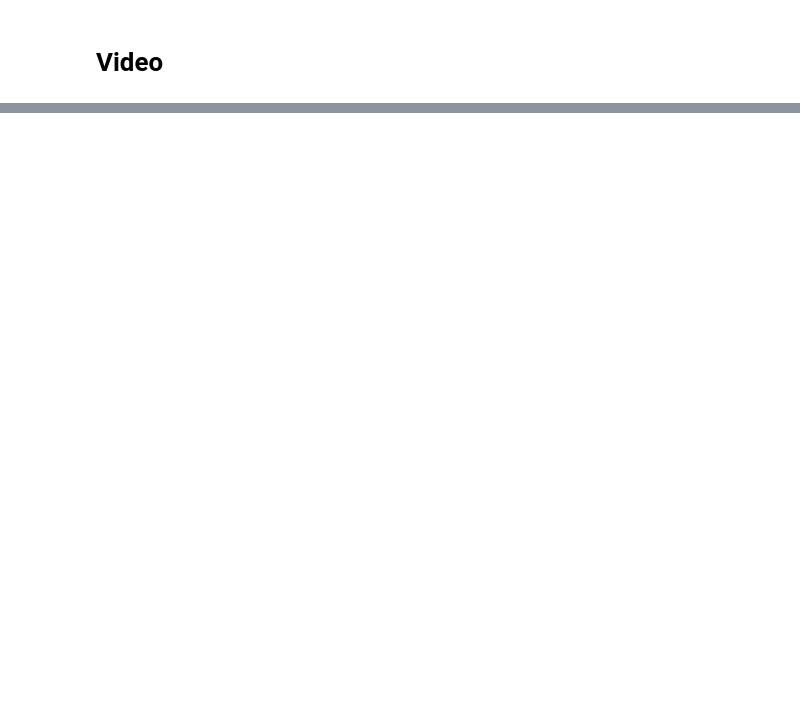
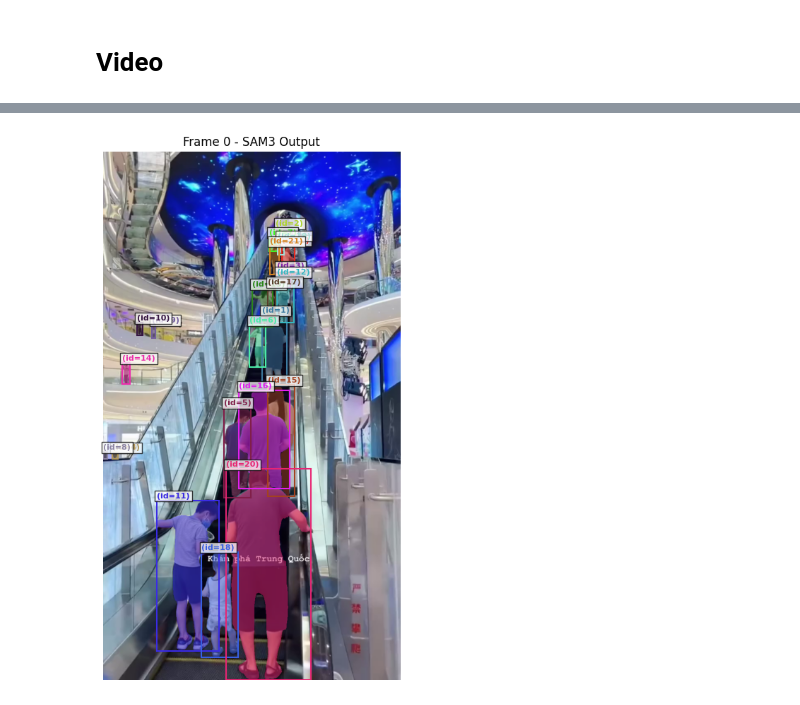
Before and after one commit to letractien/VLM-high-resolution, a Jupyter notebook: VLM-Testing-SAM3.ipynb, the cells around one changed output, grey strips where cells are left out. Saved outputs shown, nothing was run; the diff lists cells and outputs as text; code cells hidden in the pictures; blank space fills up the shorter version.

```diff
--- a/VLM-Testing-SAM3.ipynb
+++ b/VLM-Testing-SAM3.ipynb
@@ -42,0 +68,3 @@ masks, boxes, scores = output["masks"], output["boxes"], output["scores"]
+# %%
+from sam3.model_builder import build_sam3_video_predictor
+video_predictor = build_sam3_video_predictor()
@@ -89,0 +105,38 @@ print(f"Masks shape: {frame_0_outputs['masks'].shape}")
+# %%
+import cv2
+import glob
+from sam3.visualization_utils import (
+    prepare_masks_for_visualization,
+    visualize_formatted_frame_output,
+)
+
+if isinstance(video_path, str) and video_path.endswith(".mp4"):
+    cap = cv2.VideoCapture(video_path)
+    video_frames_for_vis = []
+    while True:
+        ret, frame = cap.read()
+        if not ret:
+            break
+        video_frames_for_vis.append(cv2.cvtColor(frame, cv2.COLOR_BGR2RGB))
+    cap.release()
+else:
+    video_frames_for_vis = glob.glob(os.path.join(video_path, "*.jpg"))
+    try:
+        video_frames_for_vis.sort(
+            key=lambda p: int(os.path.splitext(os.path.basename(p))[0])
+        )
+    except ValueError:
+        print(
+            f'frame names are not in "<frame_index>.jpg" format: {video_frames_for_vis[:5]=}, '
+            f"falling back to lexicographic sort."
+        )
+        video_frames_for_vis.sort()
+
+visualize_formatted_frame_output(
+    0,
+    video_frames_for_vis,
+    outputs_list=[prepare_masks_for_visualization({0: outputs})],
+    titles=["SAM3 Output"]
+)
+# %% [output]
+[figure, added]
```
Also changed, not shown: parts of 9 cells of this notebook, 3 other files.
